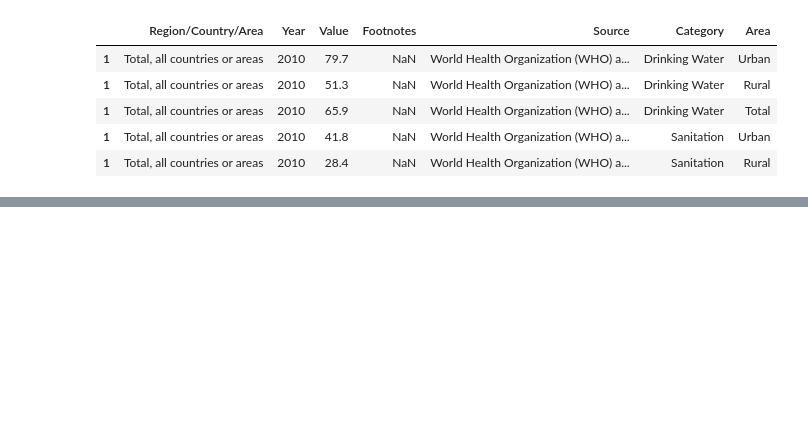
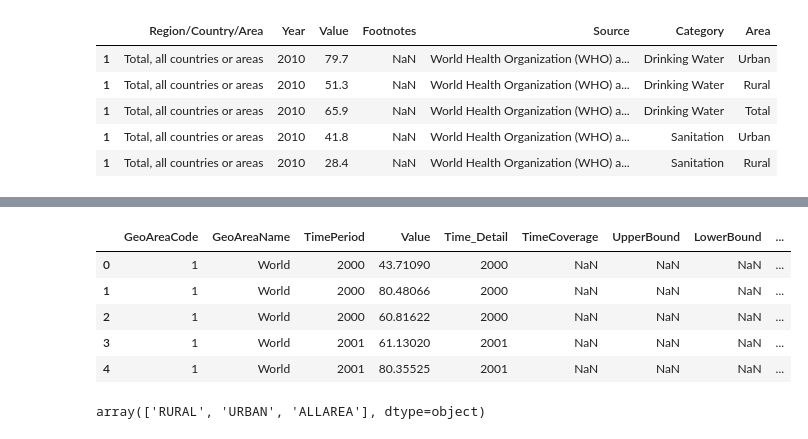
Before and after one commit to jimiok/infoviz, a Jupyter notebook: analysis.ipynb, the cells around one changed output, grey strips where cells are left out. Saved outputs shown, nothing was run; the diff lists cells and outputs as text; code cells hidden in the pictures; blank space fills up the shorter version.

```diff
--- a/analysis.ipynb
+++ b/analysis.ipynb
@@ -51,0 +135,13 @@ df.to_pickle("data.pkl")
+# %%
+excel_data.head()
+# %% [output]
+|  | GeoAreaCode | GeoAreaName | TimePeriod | Value | Time_Detail | TimeCoverage | UpperBound | LowerBound | ... |
+| 0 | 1 | World | 2000 | 43.71090 | 2000 | NaN | NaN | NaN | ... |
+| 1 | 1 | World | 2000 | 80.48066 | 2000 | NaN | NaN | NaN | ... |
+| 2 | 1 | World | 2000 | 60.81622 | 2000 | NaN | NaN | NaN | ... |
+| 3 | 1 | World | 2001 | 61.13020 | 2001 | NaN | NaN | NaN | ... |
+| 4 | 1 | World | 2001 | 80.35525 | 2001 | NaN | NaN | NaN | ... |
+# %%
+excel_data["Location"].unique()
+# %% [output]
+array(['RURAL', 'URBAN', 'ALLAREA'], dtype=object)
```
Also changed, not shown: parts of 22 cells of this notebook, 7 other files.
